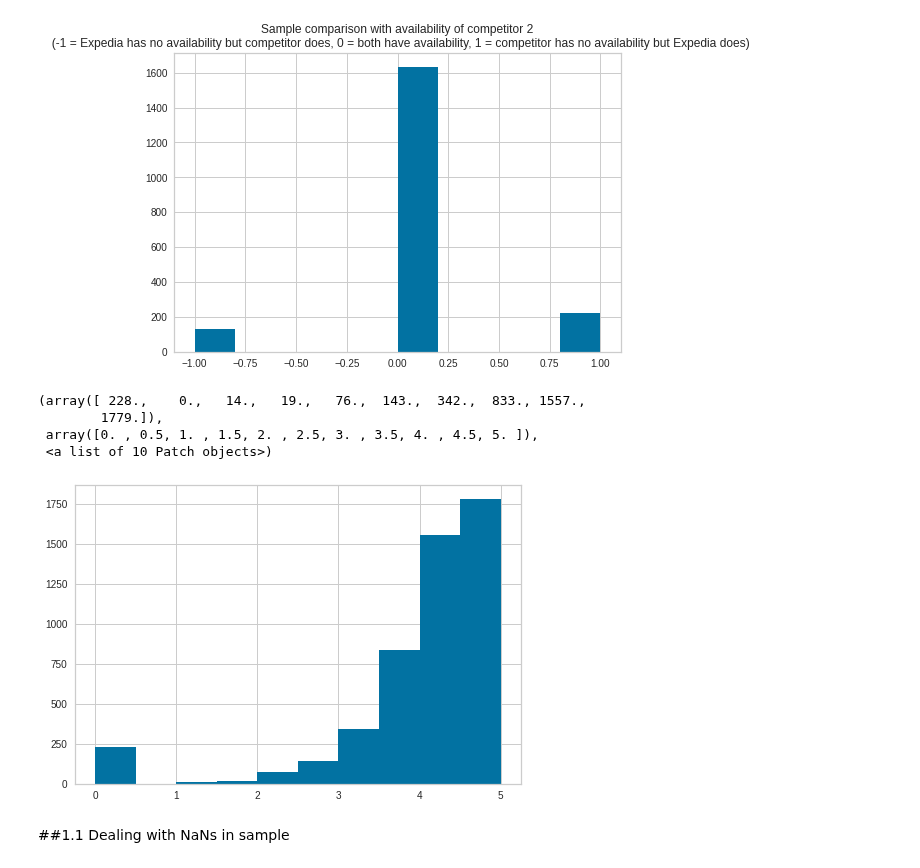
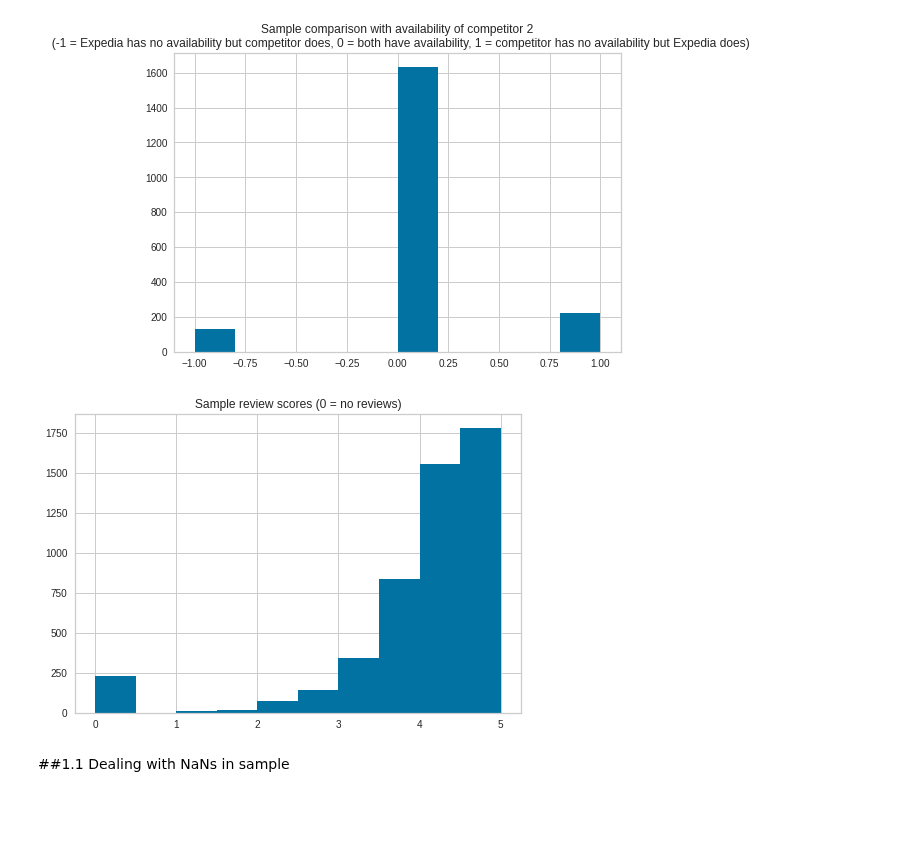
Before and after one commit to sid-chaubs/data-mining-assignment-1, a Jupyter notebook: DMT_Assignment_2.ipynb, the cells around one changed output. Saved outputs shown, nothing was run; the diff lists cells and outputs as text; code cells hidden in the pictures; blank space fills up the shorter version.

```diff
--- a/DMT_Assignment_2.ipynb
+++ b/DMT_Assignment_2.ipynb
@@ -139,12 +158,9 @@ plt.title('''Sample comparison with availability of competitor 2
 [figure]
 # %%
 plt.hist(sample_X.prop_review_score)
+plt.title('Sample review scores (0 = no reviews)');
 # %% [output]
-(array([ 228.,    0.,   14.,   19.,   76.,  143.,  342.,  833., 1557.,
-        1779.]),
- array([0. , 0.5, 1. , 1.5, 2. , 2.5, 3. , 3.5, 4. , 4.5, 5. ]),
- <a list of 10 Patch objects>)
-[figure, old version]
+[figure, new version]
 # %% [markdown]
 ##1.1 Dealing with NaNs in sample
 # %%
```
Also changed, not shown: parts of 13 cells of this notebook.
